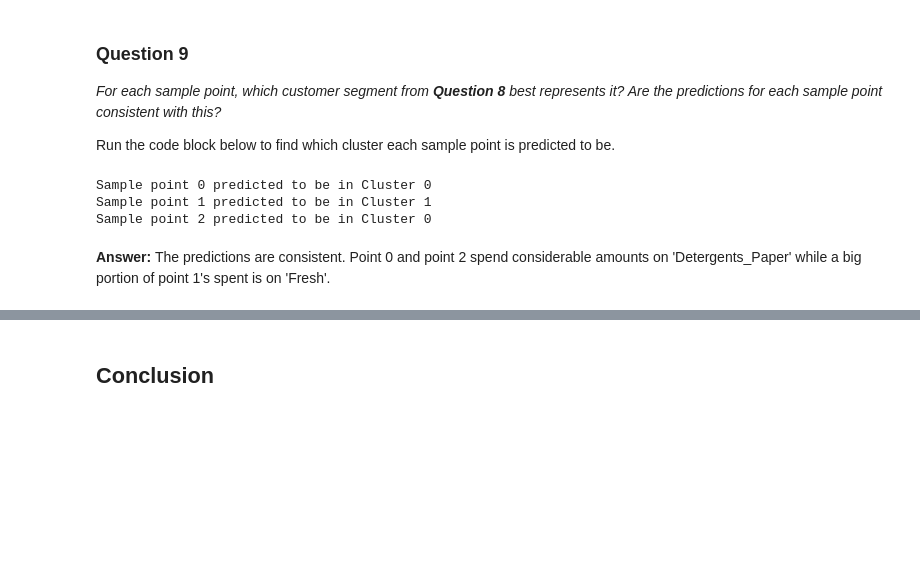
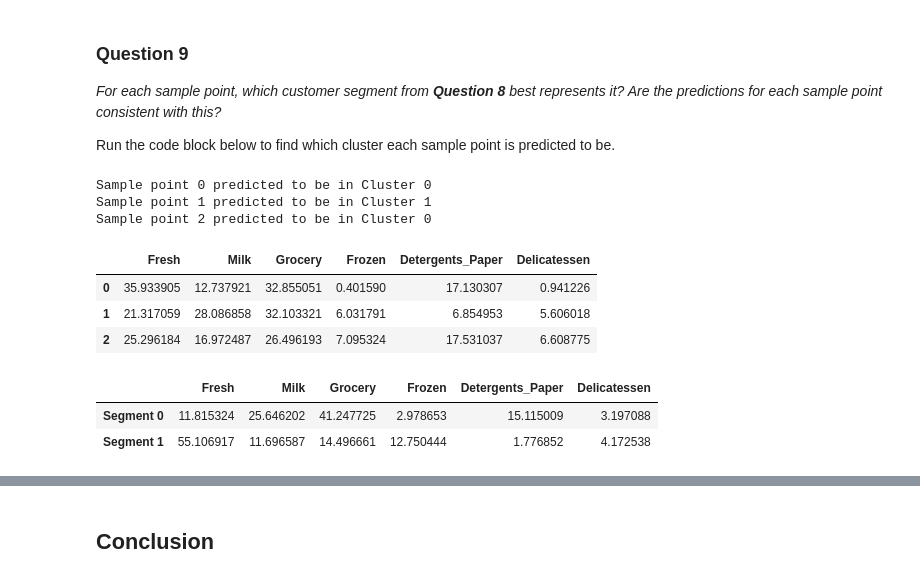
Before and after one commit to savourylie/Creating-Customer-Segments, a Jupyter notebook: customer_segments.ipynb, the cells around one changed output, grey strips where cells are left out. Cells and saved outputs as stored; diff of their text form; code cells hidden in the pictures; blank space fills up the shorter version.

```diff
--- a/customer_segments.ipynb
+++ b/customer_segments.ipynb
@@ -513,10 +517,18 @@ Run the code block below to find which cluster each sample point is predicted to
 # %%
 # Display the predictions
 for i, pred in enumerate(sample_preds):
     print "Sample point", i, "predicted to be in Cluster", pred
+
+display(samples.astype('float').div(samples.sum(axis = 1).astype('float'), axis='index') * 100)
+display(true_centers.astype('float').div(true_centers.sum(axis = 1).astype('float'), axis='index') * 100)
 # %% [output]
 Sample point 0 predicted to be in Cluster 0
 Sample point 1 predicted to be in Cluster 1
 Sample point 2 predicted to be in Cluster 0
+|  | Fresh | Milk | Grocery | Frozen | Detergents_Paper | Delicatessen |
+| 0 | 35.933905 | 12.737921 | 32.855051 | 0.401590 | 17.130307 | 0.941226 |
+| 1 | 21.317059 | 28.086858 | 32.103321 | 6.031791 | 6.854953 | 5.606018 |
+| 2 | 25.296184 | 16.972487 | 26.496193 | 7.095324 | 17.531037 | 6.608775 |
+|  | Fresh | Milk | Grocery | Frozen | Detergents_Paper | Delicatessen |
+| Segment 0 | 11.815324 | 25.646202 | 41.247725 | 2.978653 | 15.115009 | 3.197088 |
+| Segment 1 | 55.106917 | 11.696587 | 14.496661 | 12.750444 | 1.776852 | 4.172538 |
-# %% [markdown]
-**Answer:** The predictions are consistent. Point 0 and point 2 spend considerable amounts on 'Detergents_Paper' while a big portion of point 1's spent is on 'Fresh'.
```
Also changed, not shown: parts of 7 cells of this notebook, 1 other file.
